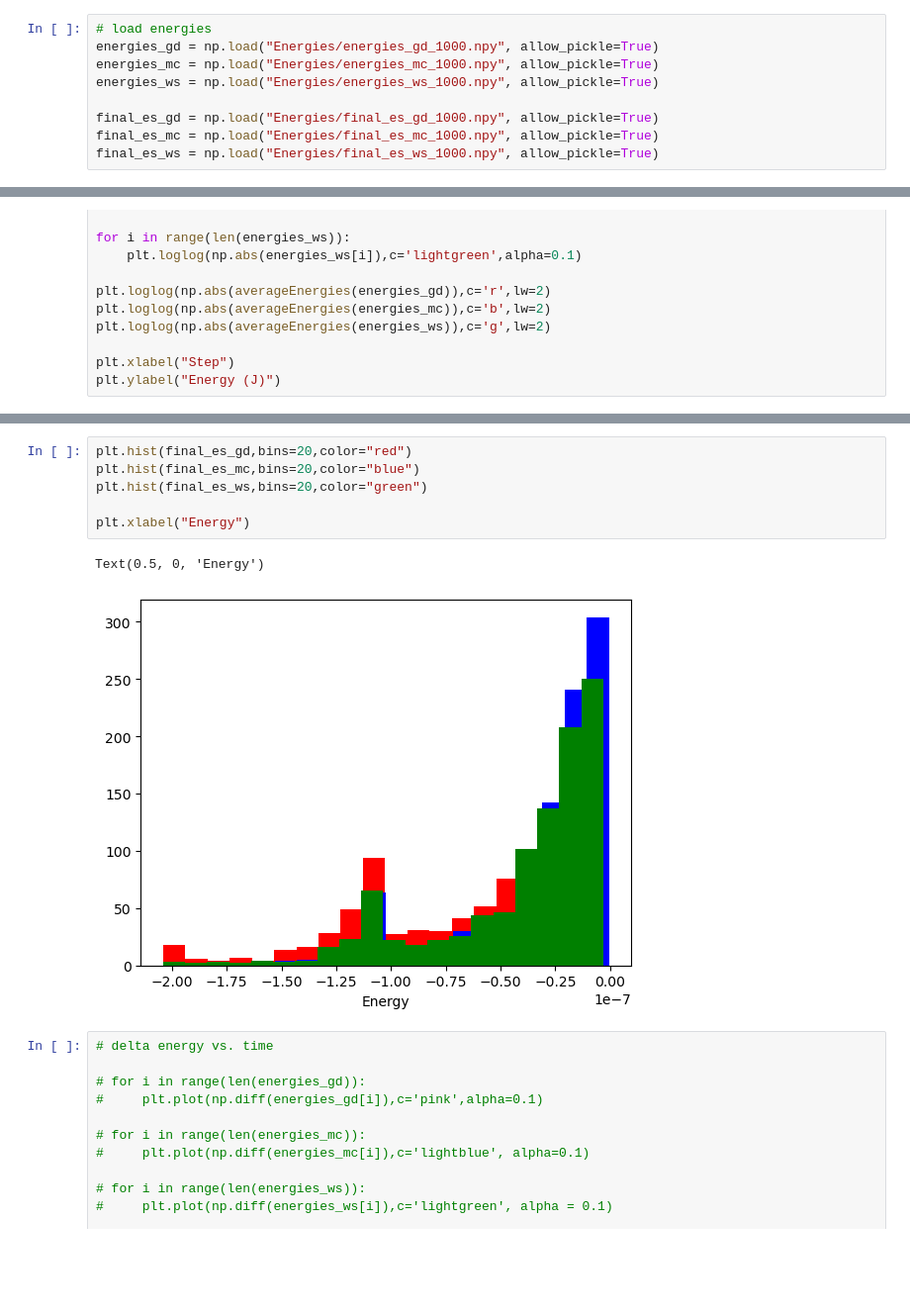
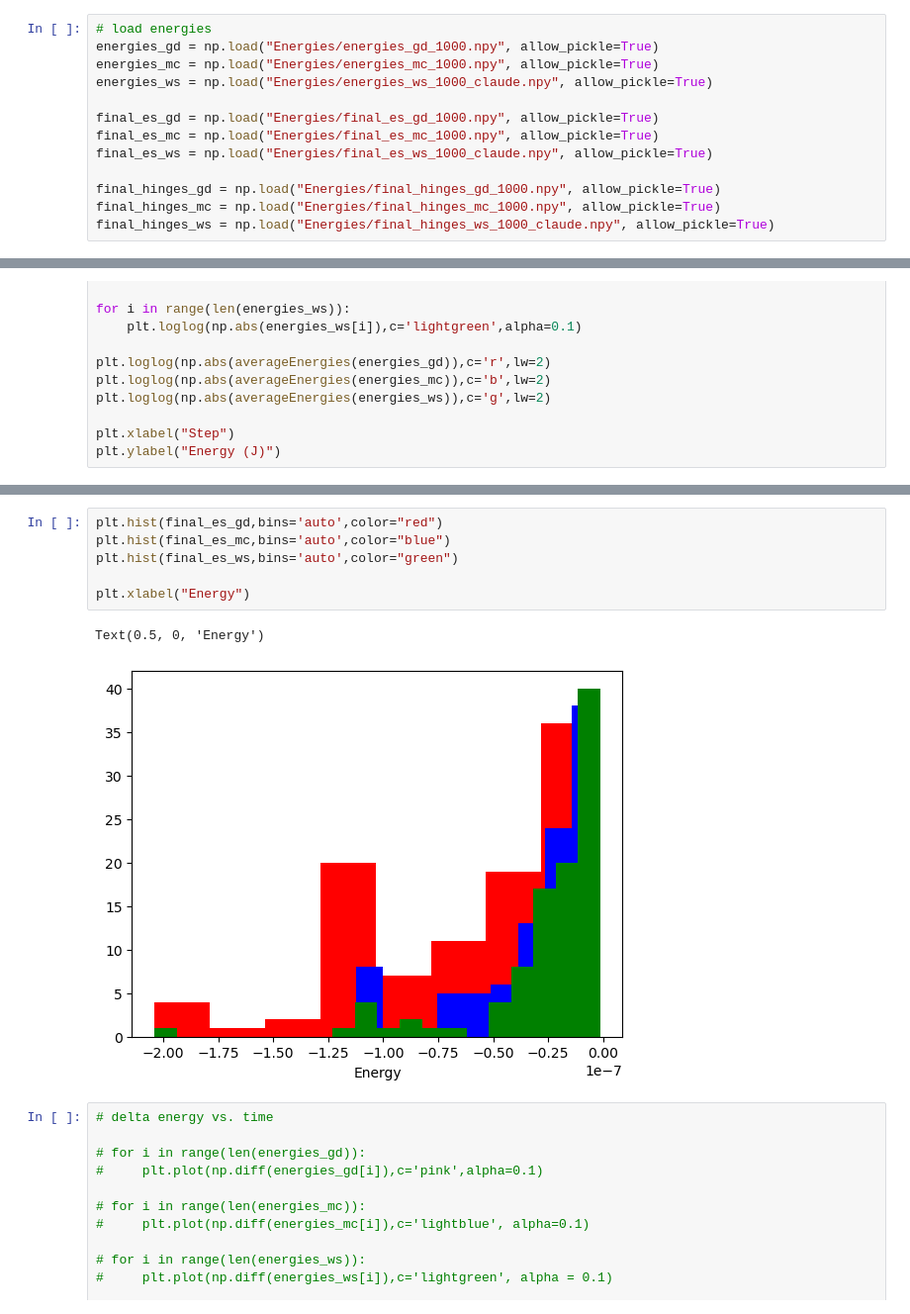
Before and after one commit to dymc9548/Magnetic-actuator-simulation, a Jupyter notebook: testing_sim_methods.ipynb, the cells around one changed output, grey strips where cells are left out. Shown at 99% size. Cells and saved outputs as stored; diff of their text form; blank space fills up the shorter version.

Commit message:
Claude fixes weighted sync methodology, data for that

```diff
--- a/testing_sim_methods.ipynb
+++ b/testing_sim_methods.ipynb
@@ -209,9 +195,13 @@ np.save("Energies/final_hinges_ws_100", final_hinges_ws)
 # load energies
 energies_gd = np.load("Energies/energies_gd_1000.npy", allow_pickle=True)
 energies_mc = np.load("Energies/energies_mc_1000.npy", allow_pickle=True)
-energies_ws = np.load("Energies/energies_ws_1000.npy", allow_pickle=True)
+energies_ws = np.load("Energies/energies_ws_1000_claude.npy", allow_pickle=True)
 
 final_es_gd = np.load("Energies/final_es_gd_1000.npy", allow_pickle=True)
 final_es_mc = np.load("Energies/final_es_mc_1000.npy", allow_pickle=True)
-final_es_ws = np.load("Energies/final_es_ws_1000.npy", allow_pickle=True)
+final_es_ws = np.load("Energies/final_es_ws_1000_claude.npy", allow_pickle=True)
+
+final_hinges_gd = np.load("Energies/final_hinges_gd_1000.npy", allow_pickle=True)
+final_hinges_mc = np.load("Energies/final_hinges_mc_1000.npy", allow_pickle=True)
+final_hinges_ws = np.load("Energies/final_hinges_ws_1000_claude.npy", allow_pickle=True)
 # %%
@@ -265,12 +283,12 @@ plt.ylabel("Energy (J)")
 # %%
-plt.hist(final_es_gd,bins=20,color="red")
-plt.hist(final_es_mc,bins=20,color="blue")
-plt.hist(final_es_ws,bins=20,color="green")
+plt.hist(final_es_gd,bins='auto',color="red")
+plt.hist(final_es_mc,bins='auto',color="blue")
+plt.hist(final_es_ws,bins='auto',color="green")
 
 plt.xlabel("Energy")
 # %% [output]
 Text(0.5, 0, 'Energy')
-[figure, old version]
+[figure, new version]
 # %%
 # delta energy vs. time
 
```
Also changed, not shown: parts of 14 cells of this notebook, 16 other files.
